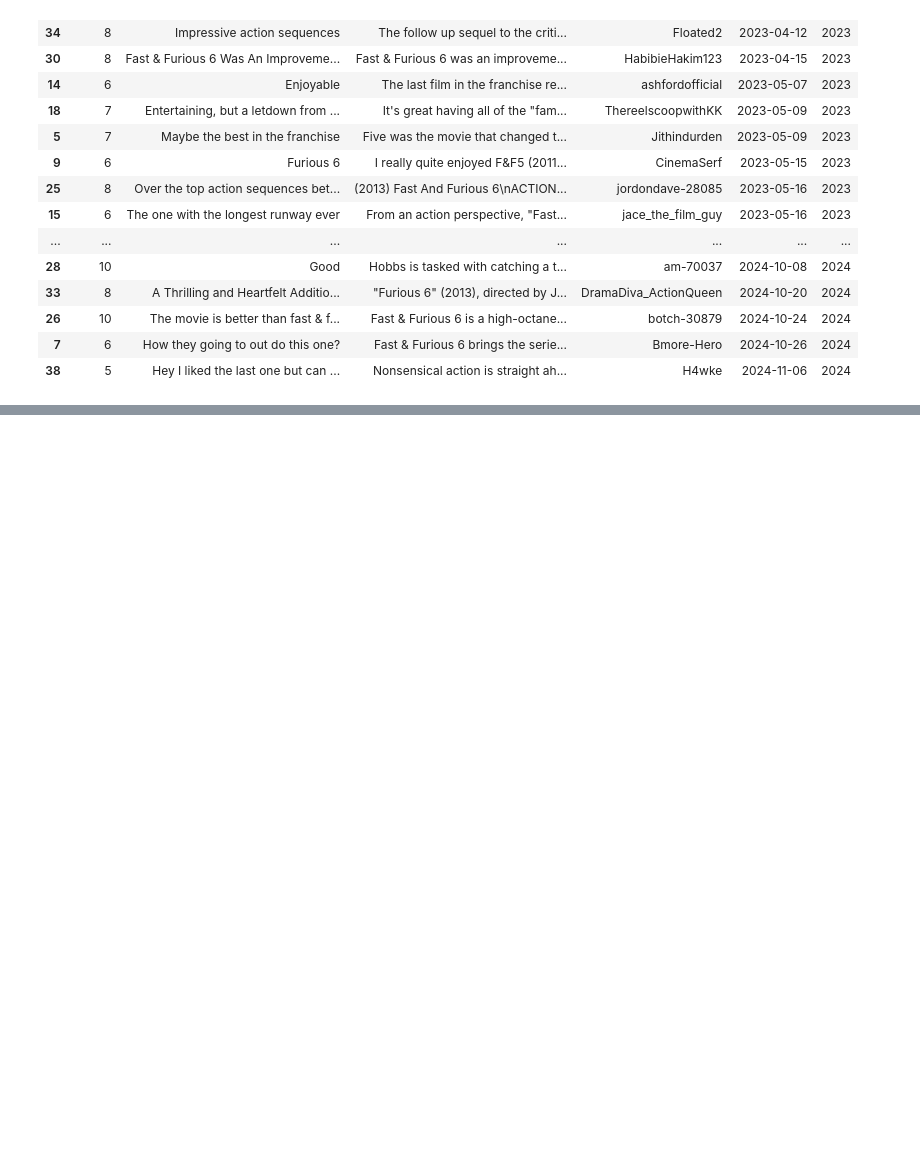
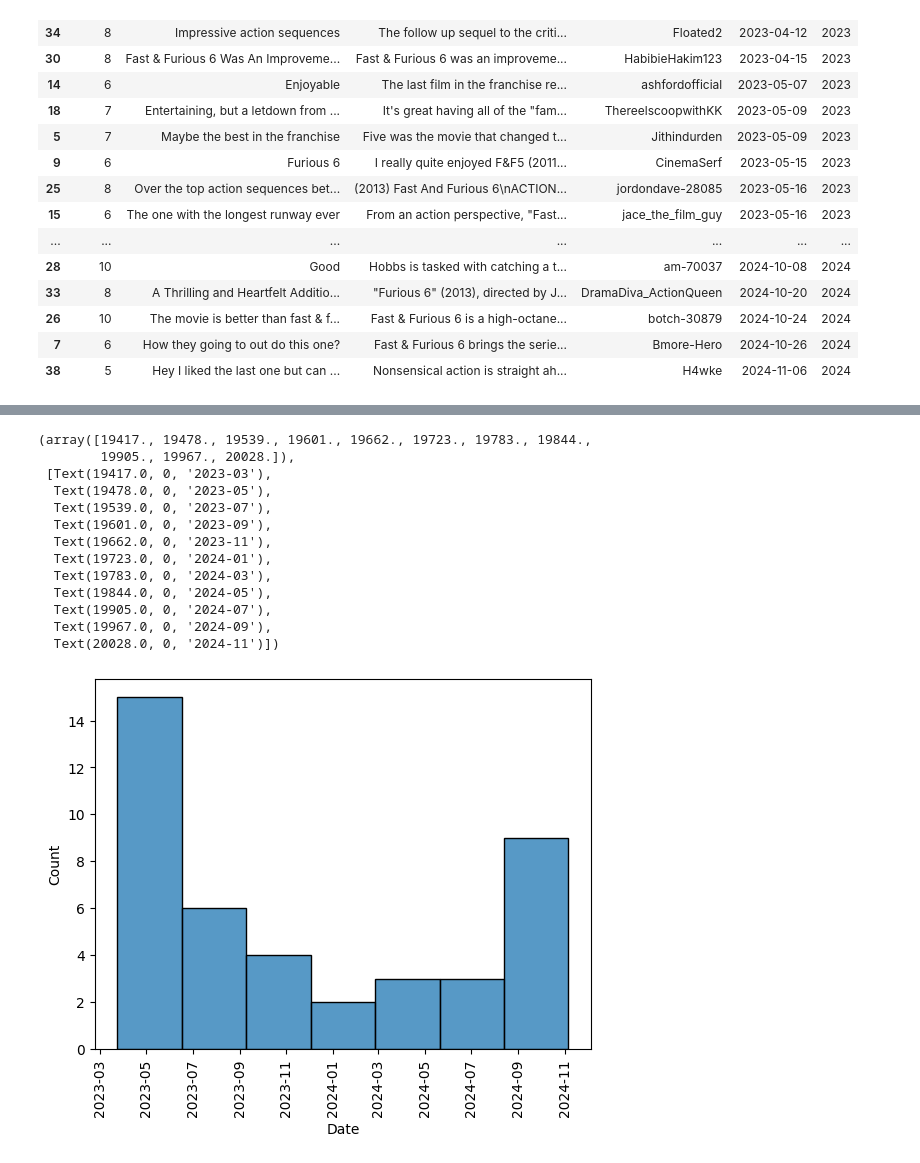
Before and after one commit to pwy7fv/DS-4002-Group-Projects, a Jupyter notebook: Scripts/FF6_clean.ipynb, the cells around one changed output, grey strips where cells are left out. Drawn from its saved outputs; the diff is of its cells as text; code cells hidden in the pictures; blank space fills up the shorter version.

```diff
--- a/Scripts/FF6_clean.ipynb
+++ b/Scripts/FF6_clean.ipynb
@@ -158,0 +201,18 @@ FF6_clean_dec2.to_csv('FF6_clean_dec2.csv')
+# %%
+sns.histplot(x='Date',data=FF6_clean_dec2)
+plt.xticks(rotation=90)
+# %% [output]
+(array([19417., 19478., 19539., 19601., 19662., 19723., 19783., 19844.,
+        19905., 19967., 20028.]),
+ [Text(19417.0, 0, '2023-03'),
+  Text(19478.0, 0, '2023-05'),
+  Text(19539.0, 0, '2023-07'),
+  Text(19601.0, 0, '2023-09'),
+  Text(19662.0, 0, '2023-11'),
+  Text(19723.0, 0, '2024-01'),
+  Text(19783.0, 0, '2024-03'),
+  Text(19844.0, 0, '2024-05'),
+  Text(19905.0, 0, '2024-07'),
+  Text(19967.0, 0, '2024-09'),
+  Text(20028.0, 0, '2024-11')])
+[figure, added]
```
Also changed, not shown: parts of 5 cells of this notebook, 9 other files.
